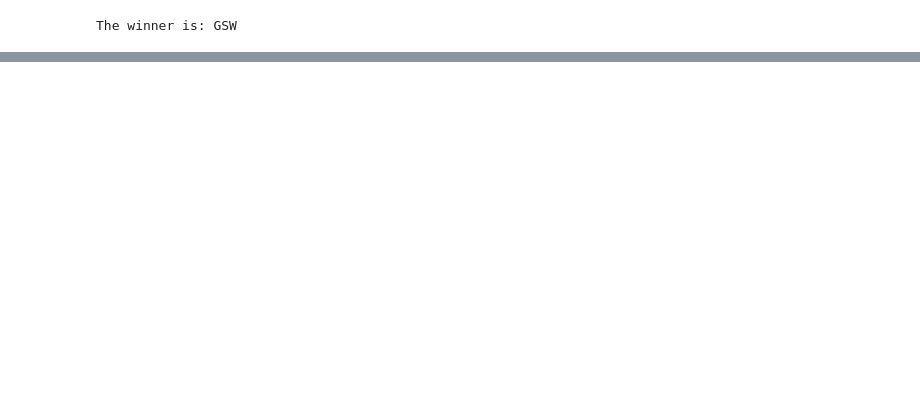
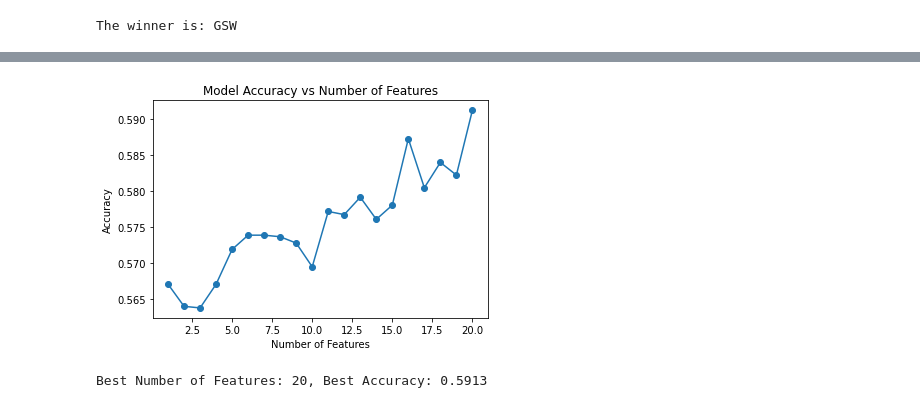
Before and after one commit to vvennela/thebooker, a Jupyter notebook: notebooks/ml_notebook.ipynb, the cells around one changed output, grey strips where cells are left out. Saved outputs shown, nothing was run; the diff lists cells and outputs as text; code cells hidden in the pictures; blank space fills up the shorter version.

```diff
--- a/notebooks/ml_notebook.ipynb
+++ b/notebooks/ml_notebook.ipynb
@@ -665,3 +751,73 @@ winner = team_name if probabilities_team1 > probabilities_team2 else opp_name
 print(f"The winner is: {winner}")
 # %% [output]
 The winner is: GSW
+# %%
+import pandas as pd
+import matplotlib.pyplot as plt
+from sklearn.model_selection import train_test_split, GridSearchCV
+from sklearn.ensemble import RandomForestClassifier
+from sklearn.metrics import accuracy_score, classification_report
+from sklearn.preprocessing import LabelEncoder
+
+df = pd.read_csv("newGames.csv")
+df = df[df['WL'].isin(['W', 'L'])]
+
+features = ['BEFORE_ELO', 'SLIDING_PTS', 'SLIDING_FGM', 'SLIDING_FGA', 'SLIDING_FG_PCT',
+            'SLIDING_FG3M', 'SLIDING_FG3A', 'SLIDING_FG3_PCT', 'SLIDING_FTM', 'SLIDING_FTA',
+            'SLIDING_FT_PCT', 'SLIDING_OREB', 'SLIDING_DREB', 'SLIDING_REB', 'SLIDING_AST',
+            'SLIDING_STL', 'SLIDING_BLK', 'SLIDING_TOV', 'SLIDING_PF', 'SLIDING_PLUS_MINUS']
+
+label = 'WL'
+le = LabelEncoder()
+df[label] = le.fit_transform(df[label])
+train_data, test_data = train_test_split(df, test_size=0.2, random_state=42)
+
+train_data, validation_data = train_test_split(train_data, test_size=0.25, random_state=42)
+
+X_train = train_data[features]
+y_train = train_data[label]
+
+X_validation = validation_data[features]
+y_validation = validation_data[label]
+
+X_test = test_data[features]
+y_test = test_data[label]
+
+param_grid = {
+    'n_estimators': [90, 110],
+    'max_depth': [None, 10],
+    'min_samples_split': [2, 5, 10],
+    'min_samples_leaf': [1, 2, 4]
+}
+
+accuracies = []
+
+for i in range(1, len(features) + 1):
+    selected_features = features[:i]
+
+    X_train_selected = X_train[selected_features]
+    X_test_selected = X_test[selected_features]
+
+    rf = RandomForestClassifier(random_state=42)
+    grid_search = GridSearchCV(estimator=rf, param_grid=param_grid, cv=3, scoring='accuracy')
+    grid_search.fit(X_train_selected, y_train)
+
+    best_rf = grid_search.best_estimator_
+    y_pred_rf = best_rf.predict(X_test_selected)
+
+    accuracy = accuracy_score(y_test, y_pred_rf)
+    accuracies.append(accuracy)
+
+    print(f"Iteration {i}: Accuracy: {accuracy:.4f}")
+
+
+plt.plot(range(1, len(features) + 1), accuracies, marker='o')
+plt.xlabel('Number of Features')
+plt.ylabel('Accuracy')
+plt.title('Model Accuracy vs Number of Features')
+plt.show()
+
+best_feature_count = accuracies.index(max(accuracies)) + 1
+best_accuracy = max(accuracies)
+print(f"\nBest Number of Features: {best_feature_count}, Best Accuracy: {best_accuracy:.4f}")
+# %% [output]
@@ -667,0 +844,2 @@ The winner is: GSW
+[figure, added]
+Best Number of Features: 20, Best Accuracy: 0.5913
```
Also changed, not shown: parts of 10 cells of this notebook, 7 other files.
